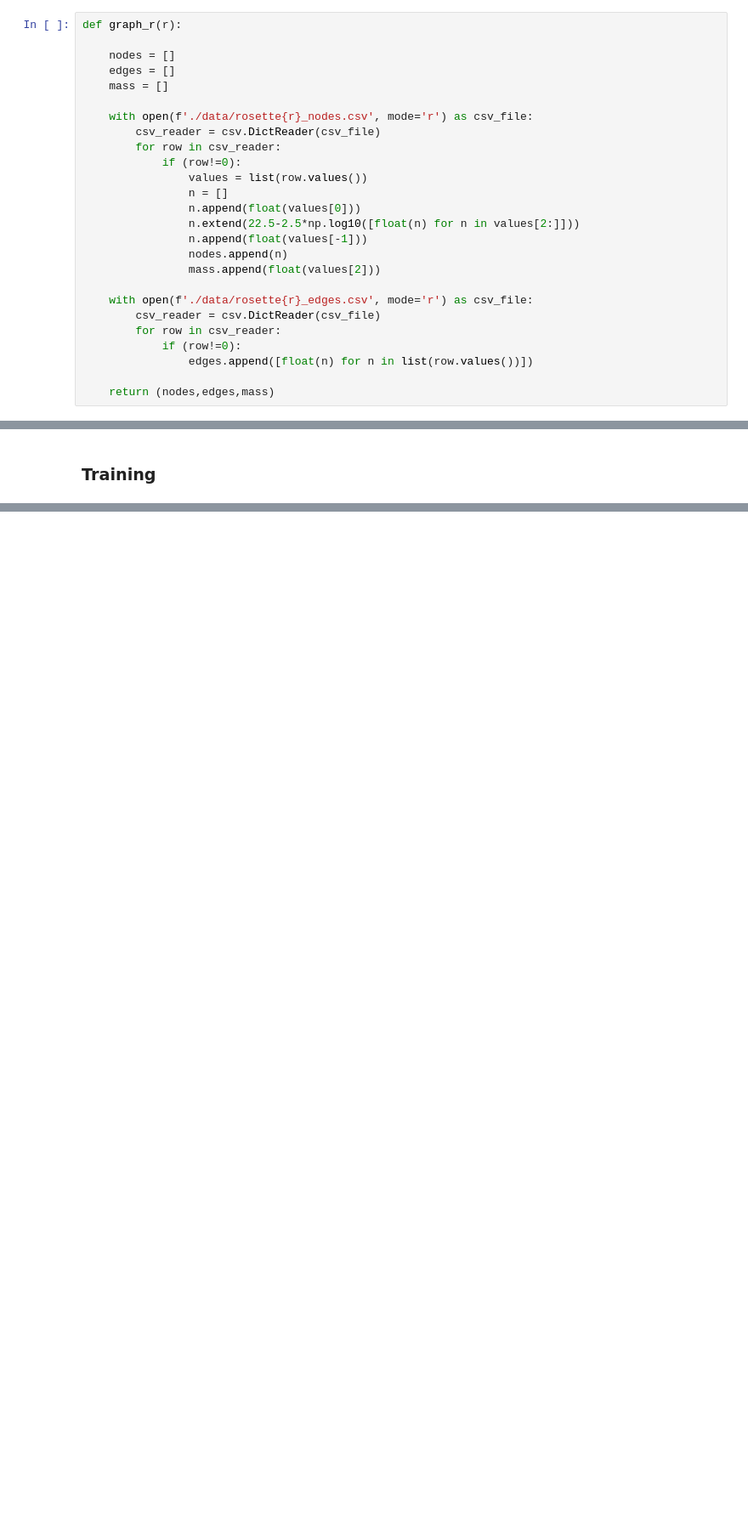
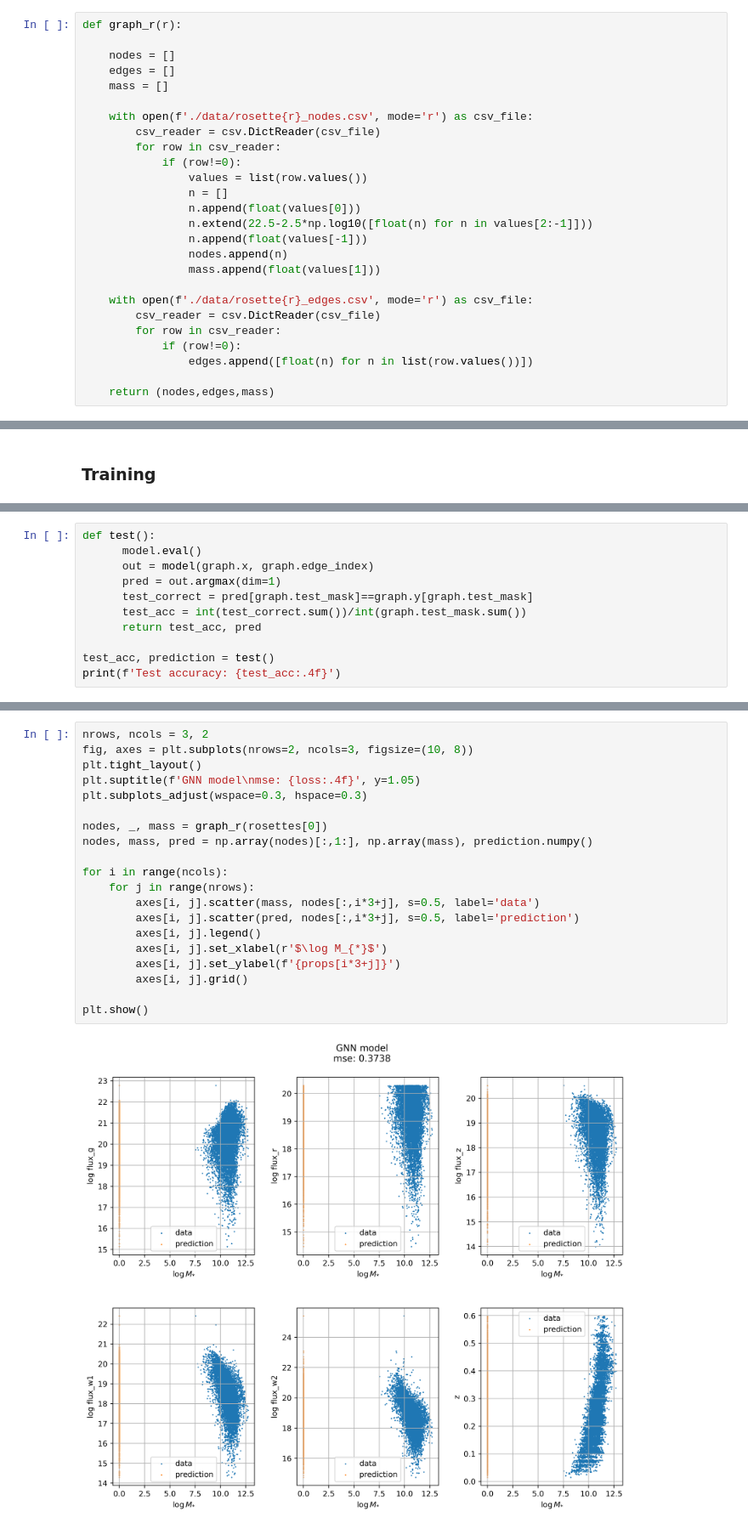
Before and after one commit to ValeriaTorresG/GalaxyMassGNN, a Jupyter notebook: gnn.ipynb, the cells around one changed output, grey strips where cells are left out. Shown at 85% size. Saved outputs shown, nothing was run; the diff lists cells and outputs as text; blank space fills up the shorter version.

```diff
--- a/gnn.ipynb
+++ b/gnn.ipynb
@@ -116,10 +121,10 @@ def graph_r(r):
                 values = list(row.values())
                 n = []
                 n.append(float(values[0]))
-                n.extend(22.5-2.5*np.log10([float(n) for n in values[2:]]))
+                n.extend(22.5-2.5*np.log10([float(n) for n in values[2:-1]]))
                 n.append(float(values[-1]))
                 nodes.append(n)
-                mass.append(float(values[2]))
+                mass.append(float(values[1]))
 
     with open(f'./data/rosette{r}_edges.csv', mode='r') as csv_file:
         csv_reader = csv.DictReader(csv_file)
@@ -236,0 +308,11 @@ plt
+# %%
+def test():
+      model.eval()
+      out = model(graph.x, graph.edge_index)
+      pred = out.argmax(dim=1)
+      test_correct = pred[graph.test_mask]==graph.y[graph.test_mask]
+      test_acc = int(test_correct.sum())/int(graph.test_mask.sum())
+      return test_acc, pred
+
+test_acc, prediction = test()
+print(f'Test accuracy: {test_acc:.4f}')
@@ -236,0 +321,22 @@ plt
+# %%
+nrows, ncols = 3, 2
+fig, axes = plt.subplots(nrows=2, ncols=3, figsize=(10, 8))
+plt.tight_layout()
+plt.suptitle(f'GNN model\nmse: {loss:.4f}', y=1.05)
+plt.subplots_adjust(wspace=0.3, hspace=0.3)
+
+nodes, _, mass = graph_r(rosettes[0])
+nodes, mass, pred = np.array(nodes)[:,1:], np.array(mass), prediction.numpy()
+
+for i in range(ncols):
+    for j in range(nrows):
+        axes[i, j].scatter(mass, nodes[:,i*3+j], s=0.5, label='data')
+        axes[i, j].scatter(pred, nodes[:,i*3+j], s=0.5, label='prediction')
+        axes[i, j].legend()
+        axes[i, j].set_xlabel(r'$\log M_{*}$')
+        axes[i, j].set_ylabel(f'{props[i*3+j]}')
+        axes[i, j].grid()
+
+plt.show()
+# %% [output]
+[figure, added]
```
Also changed, not shown: parts of 24 cells of this notebook, 3 other files.
